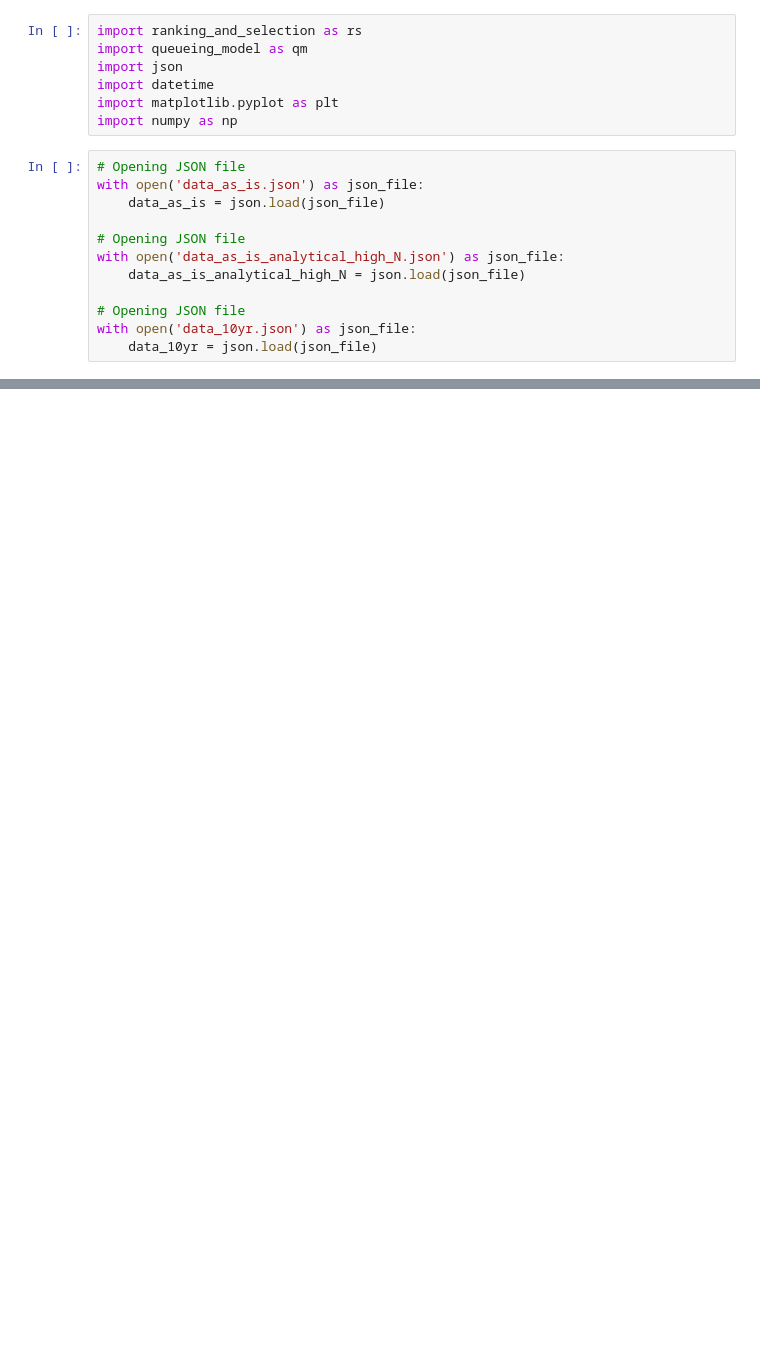
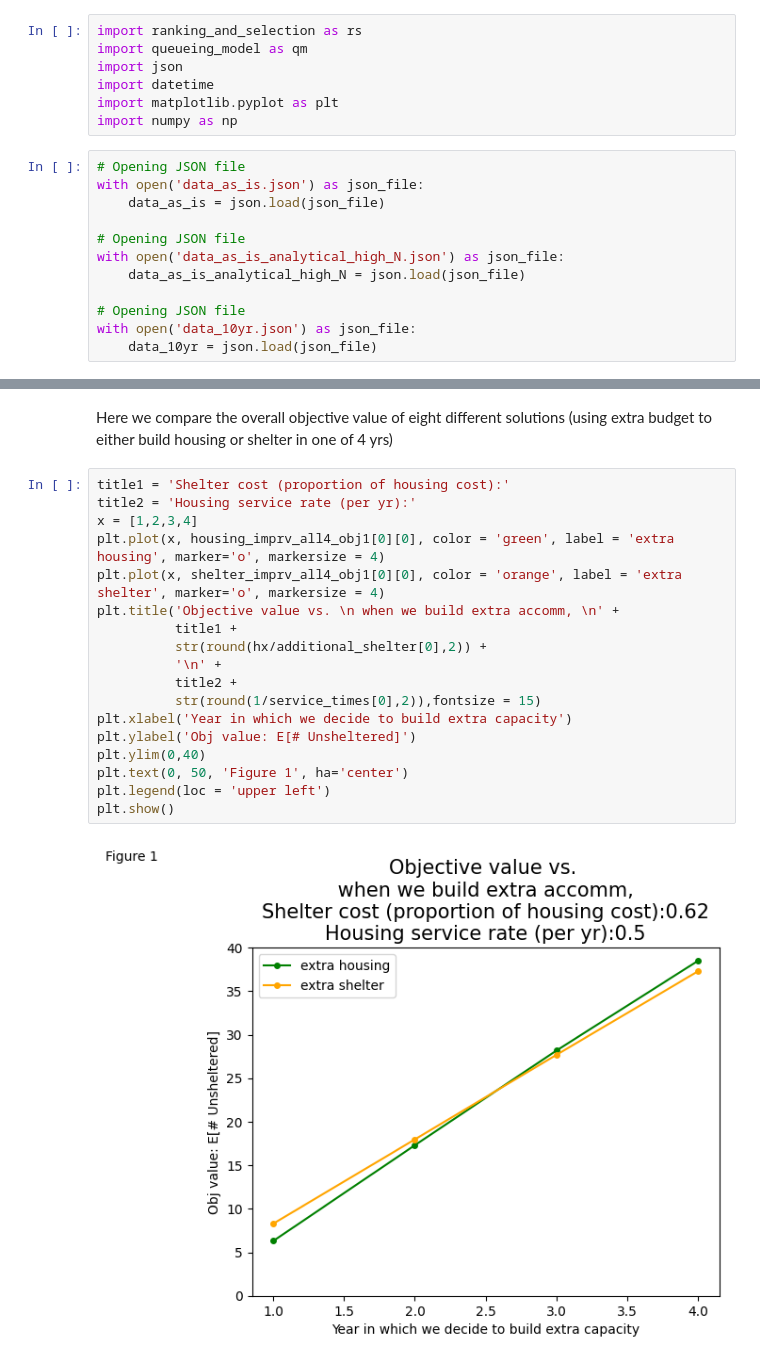
Before and after one commit to grahamburgess3/homeless_services, a Jupyter notebook: 06_analytical_model_vs_t.ipynb, the cells around one changed output, grey strips where cells are left out. Saved outputs shown, nothing was run; the diff lists cells and outputs as text; blank space fills up the shorter version.

Commit message:
plot sheltered and unsh Q separately

```diff
--- a/06_analytical_model_vs_t.ipynb
+++ b/06_analytical_model_vs_t.ipynb
@@ -105 +162,23 @@ done (0, 0) at time 2024-01-16 10:48:22.511792
+# %% [markdown]
+Here we compare the overall objective value of eight different solutions (using extra budget to either build housing or shelter in one of 4 yrs)
+# %%
+title1 = 'Shelter cost (proportion of housing cost):'
+title2 = 'Housing service rate (per yr):'
+x = [1,2,3,4]
+plt.plot(x, housing_imprv_all4_obj1[0][0], color = 'green', label = 'extra housing', marker='o', markersize = 4)
+plt.plot(x, shelter_imprv_all4_obj1[0][0], color = 'orange', label = 'extra shelter', marker='o', markersize = 4)
+plt.title('Objective value vs. \n when we build extra accomm, \n' +
+          title1 +
+          str(round(hx/additional_shelter[0],2)) +
+          '\n' +
+          title2 +
+          str(round(1/service_times[0],2)),fontsize = 15)
+plt.xlabel('Year in which we decide to build extra capacity')
+plt.ylabel('Obj value: E[# Unsheltered]')
+plt.ylim(0,40)
+plt.text(0, 50, 'Figure 1', ha='center')
+plt.legend(loc = 'upper left')
+plt.show()
+# %% [output]
+[figure, added]
 # %% [markdown]
```
Also changed, not shown: parts of 18 cells of this notebook, 2 other files.
